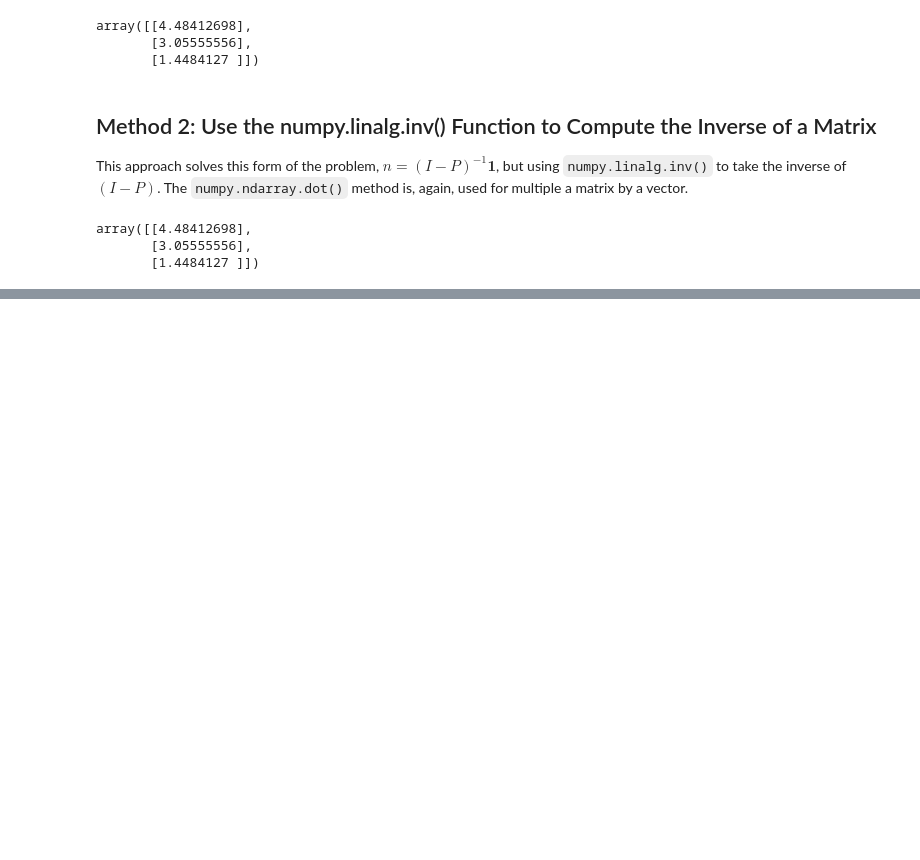
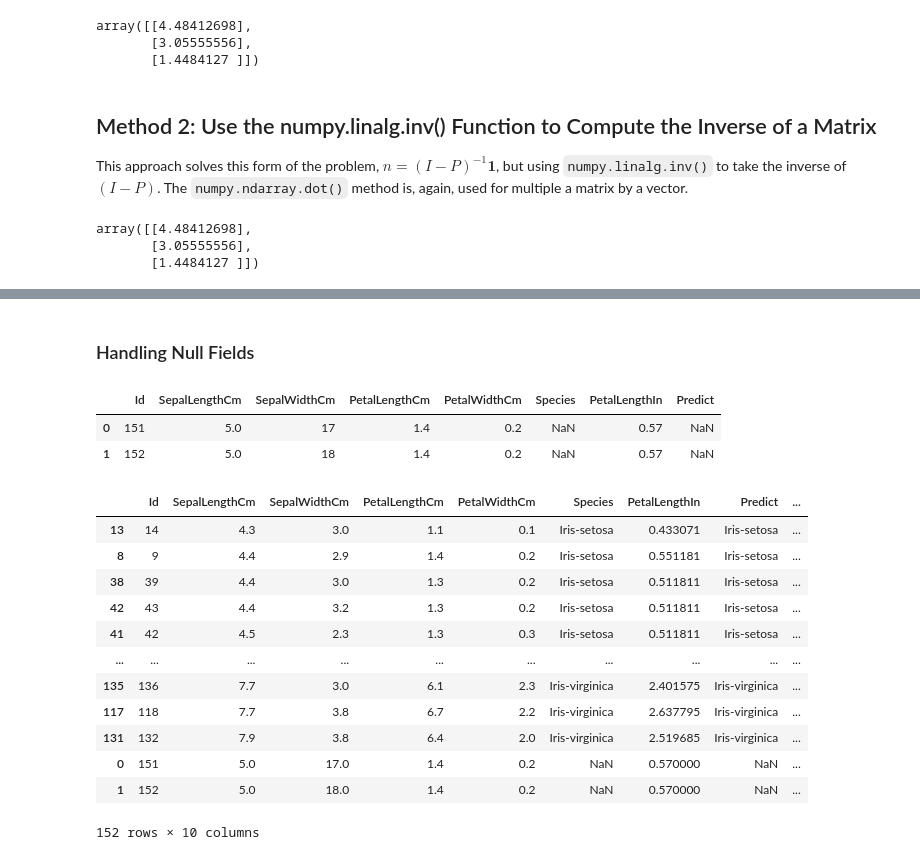
Before and after one commit to jrb28/pbc2023, a Jupyter notebook: M5/M5Class.ipynb, the cells around one changed output, grey strips where cells are left out. Drawn from its saved outputs; the diff is of its cells as text; code cells hidden in the pictures; blank space fills up the shorter version.

```diff
--- a/M5/M5Class.ipynb
+++ b/M5/M5Class.ipynb
@@ -357,0 +1041,2 @@ array([[4.48412698],
+# %%
+df.drop('DeleteMe', axis=1, inplace=True)
@@ -357,0 +1049,32 @@ array([[4.48412698],
+# %%
+df.drop(['DeleteMe1','DeleteMe2'], axis=1, inplace=True)
+# %% [markdown]
+### Handling Null Fields
+# %%
+import numpy as np
+dfAdd = pd.DataFrame([[151,5.0,17,1.4,0.2,np.NaN,0.57,np.NaN],[152,5.0,18,1.4,0.2,np.NaN,0.57,np.NaN]], columns=['Id', 'SepalLengthCm', 'SepalWidthCm', 'PetalLengthCm', 'PetalWidthCm',
+ 'Species', 'PetalLengthIn', 'Predict'])
+# %%
+dfAdd
+# %% [output]
+|  | Id | SepalLengthCm | SepalWidthCm | PetalLengthCm | PetalWidthCm | Species | PetalLengthIn | Predict |
+| 0 | 151 | 5.0 | 17 | 1.4 | 0.2 | NaN | 0.57 | NaN |
+| 1 | 152 | 5.0 | 18 | 1.4 | 0.2 | NaN | 0.57 | NaN |
+# %%
+df = df.append(dfAdd)
+# %%
+df
+# %% [output]
+|  | Id | SepalLengthCm | SepalWidthCm | PetalLengthCm | PetalWidthCm | Species | PetalLengthIn | Predict | ... |
+| 13 | 14 | 4.3 | 3.0 | 1.1 | 0.1 | Iris-setosa | 0.433071 | Iris-setosa | ... |
+| 8 | 9 | 4.4 | 2.9 | 1.4 | 0.2 | Iris-setosa | 0.551181 | Iris-setosa | ... |
+| 38 | 39 | 4.4 | 3.0 | 1.3 | 0.2 | Iris-setosa | 0.511811 | Iris-setosa | ... |
+| 42 | 43 | 4.4 | 3.2 | 1.3 | 0.2 | Iris-setosa | 0.511811 | Iris-setosa | ... |
+| 41 | 42 | 4.5 | 2.3 | 1.3 | 0.3 | Iris-setosa | 0.511811 | Iris-setosa | ... |
+| ... | ... | ... | ... | ... | ... | ... | ... | ... | ... |
+| 135 | 136 | 7.7 | 3.0 | 6.1 | 2.3 | Iris-virginica | 2.401575 | Iris-virginica | ... |
+| 117 | 118 | 7.7 | 3.8 | 6.7 | 2.2 | Iris-virginica | 2.637795 | Iris-virginica | ... |
+| 131 | 132 | 7.9 | 3.8 | 6.4 | 2.0 | Iris-virginica | 2.519685 | Iris-virginica | ... |
+| 0 | 151 | 5.0 | 17.0 | 1.4 | 0.2 | NaN | 0.570000 | NaN | ... |
+| 1 | 152 | 5.0 | 18.0 | 1.4 | 0.2 | NaN | 0.570000 | NaN | ... |
+152 rows × 10 columns
```
Also changed, not shown: parts of 143 cells of this notebook.
